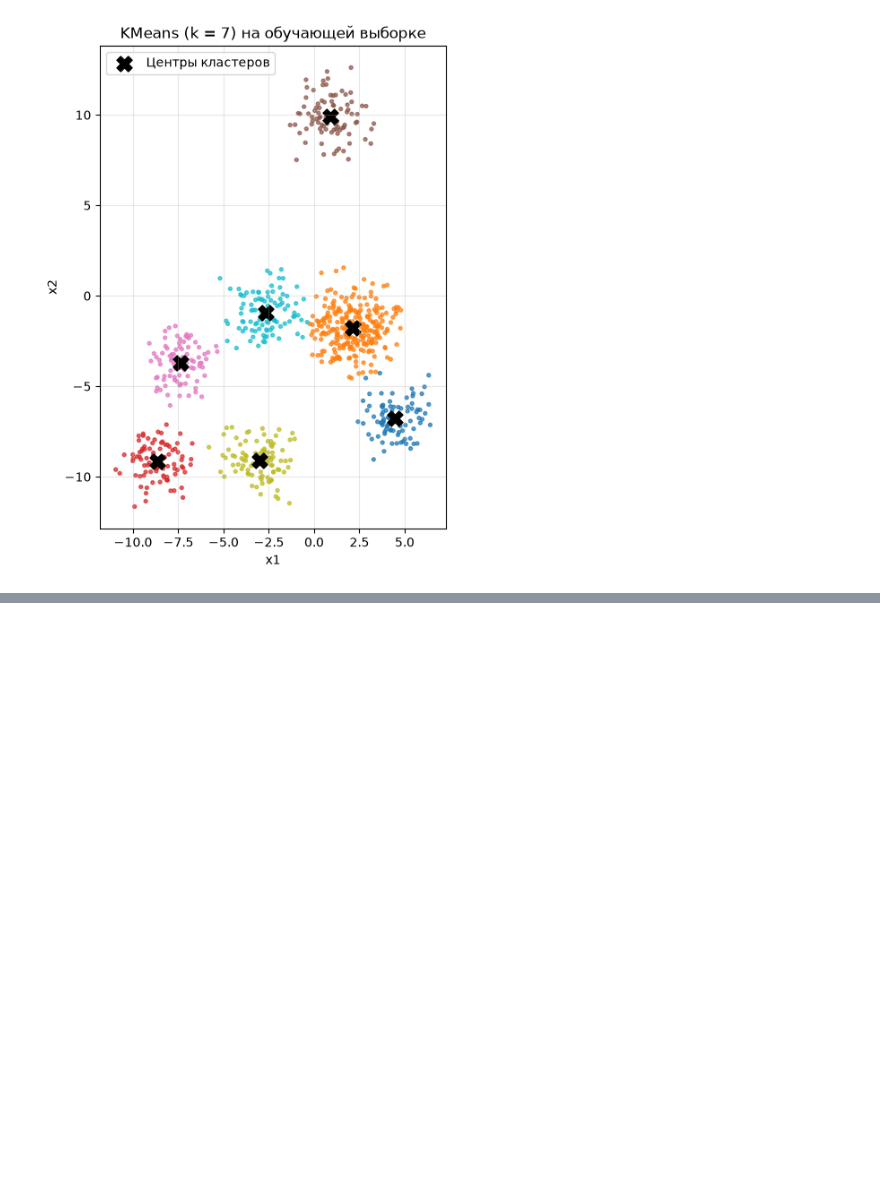
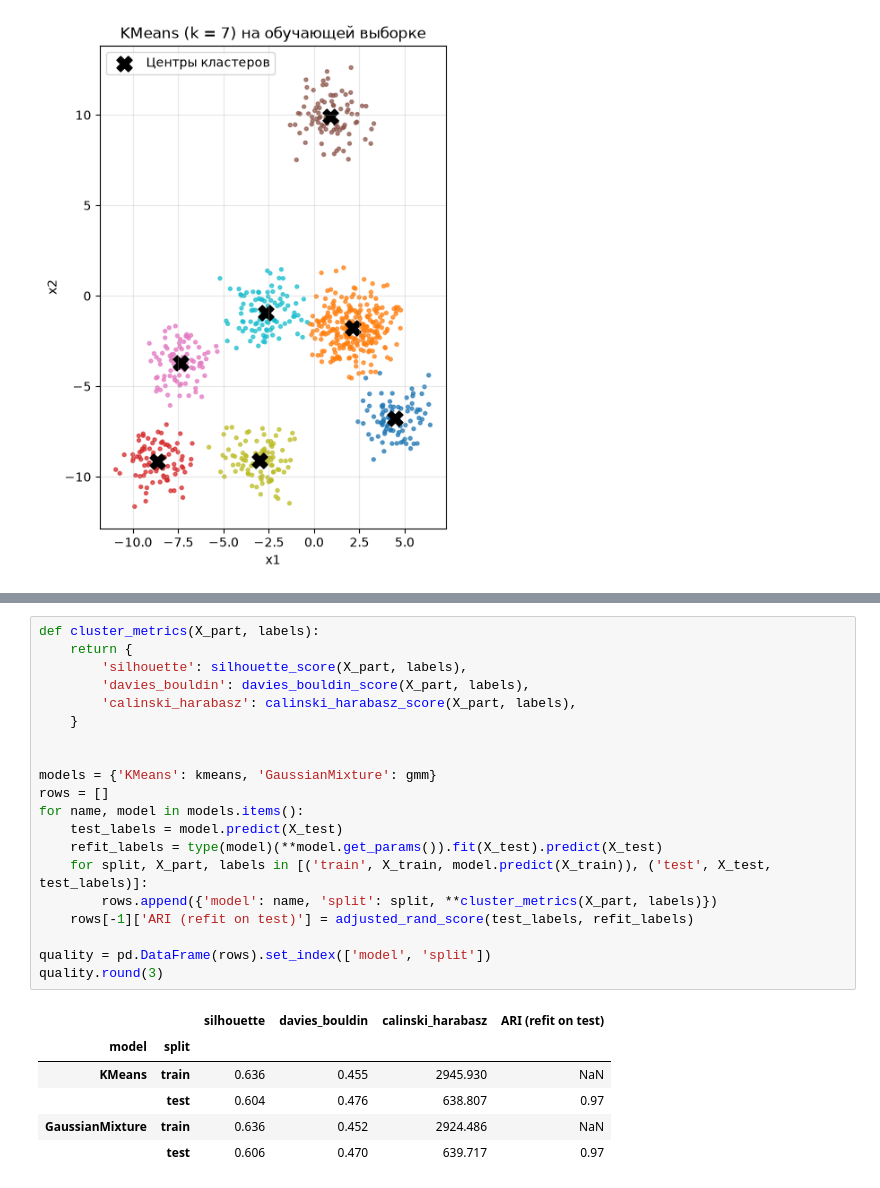
Before and after one commit to calculation-methods/ml, a Jupyter notebook: stud/vasyutinskiy/lab2.ipynb, the cells around one changed output, grey strips where cells are left out. Saved outputs shown, nothing was run; the diff lists cells and outputs as text; blank space fills up the shorter version.

Commit message:
Lab2: evaluate clustering on test set
Co-Authored-By: Claude Opus 5.5 <noreply@anthropic.com>

```diff
--- a/stud/vasyutinskiy/lab2.ipynb
+++ b/stud/vasyutinskiy/lab2.ipynb
@@ -226,0 +237,27 @@ plt.show()
+# %%
+def cluster_metrics(X_part, labels):
+    return {
+        'silhouette': silhouette_score(X_part, labels),
+        'davies_bouldin': davies_bouldin_score(X_part, labels),
+        'calinski_harabasz': calinski_harabasz_score(X_part, labels),
+    }
+
+
+models = {'KMeans': kmeans, 'GaussianMixture': gmm}
+rows = []
+for name, model in models.items():
+    test_labels = model.predict(X_test)
+    refit_labels = type(model)(**model.get_params()).fit(X_test).predict(X_test)
+    for split, X_part, labels in [('train', X_train, model.predict(X_train)), ('test', X_test, test_labels)]:
+        rows.append({'model': name, 'split': split, **cluster_metrics(X_part, labels)})
+    rows[-1]['ARI (refit on test)'] = adjusted_rand_score(test_labels, refit_labels)
+
+quality = pd.DataFrame(rows).set_index(['model', 'split'])
+quality.round(3)
+# %% [output]
+|  |  | silhouette | davies_bouldin | calinski_harabasz | ARI (refit on test) |
+| model | split |  |  |  |  |
+| KMeans | train | 0.636 | 0.455 | 2945.930 | NaN |
+|  | test | 0.604 | 0.476 | 638.807 | 0.97 |
+| GaussianMixture | train | 0.636 | 0.452 | 2924.486 | NaN |
+|  | test | 0.606 | 0.470 | 639.717 | 0.97 |
```
Also changed, not shown: parts of 4 cells of this notebook.
